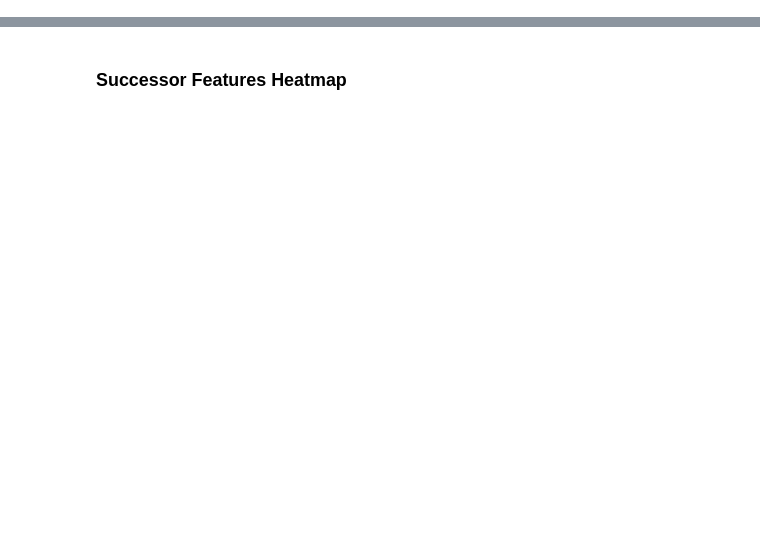
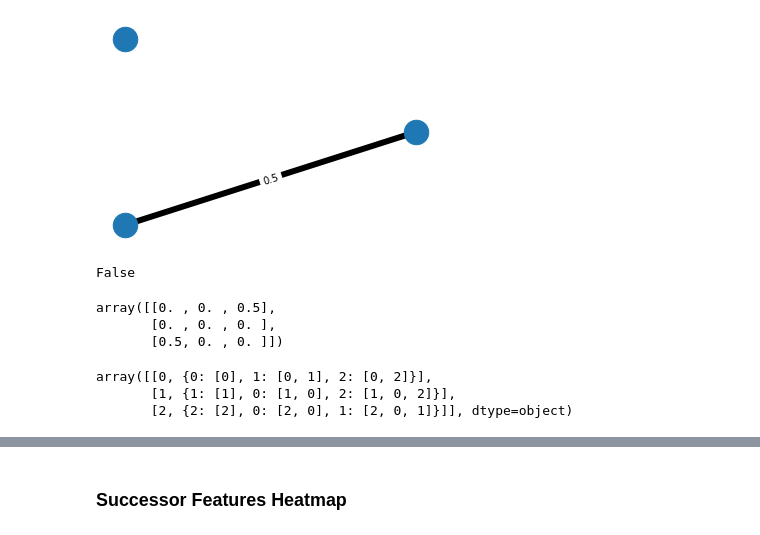
Before and after one commit to 2016choang/sfl, a Jupyter notebook: playground/new-envs.ipynb, the cells around one changed output, grey strips where cells are left out. Cells and saved outputs as stored; diff of their text form; code cells hidden in the pictures; blank space fills up the shorter version.

```diff
--- a/playground/new-envs.ipynb
+++ b/playground/new-envs.ipynb
@@ -28,0 +27,23 @@ A  = A / torch.norm(A, p=2, dim=1, keepdim=True)
+# %%
+A = np.array([[0, 0, 0.5],
+              [0, 0, 0],
+              [0.5, 0, 0]])
+# %%
+G = nx.from_numpy_array(A)
+# %%
+pos = nx.circular_layout(G)  # positions for all nodes
+
+# nodes
+nx.draw_networkx_nodes(G, pos, node_size=600)
+
+# edges
+nx.draw_networkx_edges(G, pos, edgelist=G.edges,
+                       width=6)
+
+labels=nx.get_edge_attributes(G, 'weight')
+# nx.draw_networkx_labels(G, pos, font_size=8, font_family='sans-serif', labels=names)
+nx.draw_networkx_edge_labels(G, pos, font_size=10, font_family='sans-serif', edge_labels=labels)
+plt.axis('off')
+plt.savefig("test.png", dpi=1000)
+# %% [output]
+[figure, added]
@@ -28,0 +52,16 @@ A  = A / torch.norm(A, p=2, dim=1, keepdim=True)
+# %%
+nx.is_connected(G)
+# %% [output]
+False
+# %%
+nx.to_numpy_array(G)
+# %% [output]
+array([[0. , 0. , 0.5],
+       [0. , 0. , 0. ],
+       [0.5, 0. , 0. ]])
+# %%
+np.array(list(path))
+# %% [output]
+array([[0, {0: [0], 1: [0, 1], 2: [0, 2]}],
+       [1, {1: [1], 0: [1, 0], 2: [1, 0, 2]}],
+       [2, {2: [2], 0: [2, 0], 1: [2, 0, 1]}]], dtype=object)
```
Also changed, not shown: parts of 32 cells of this notebook, 8 other files.
